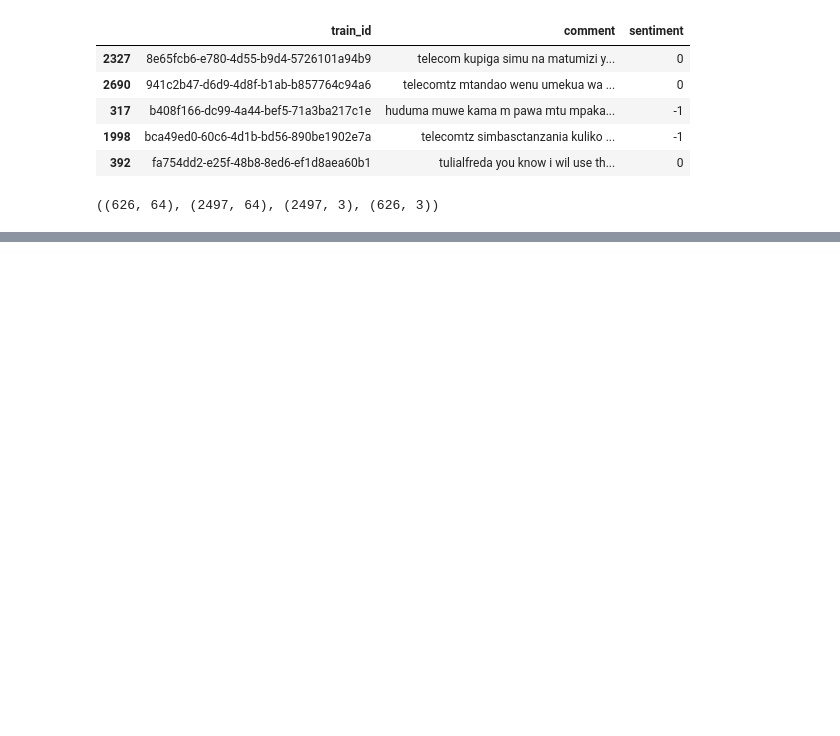
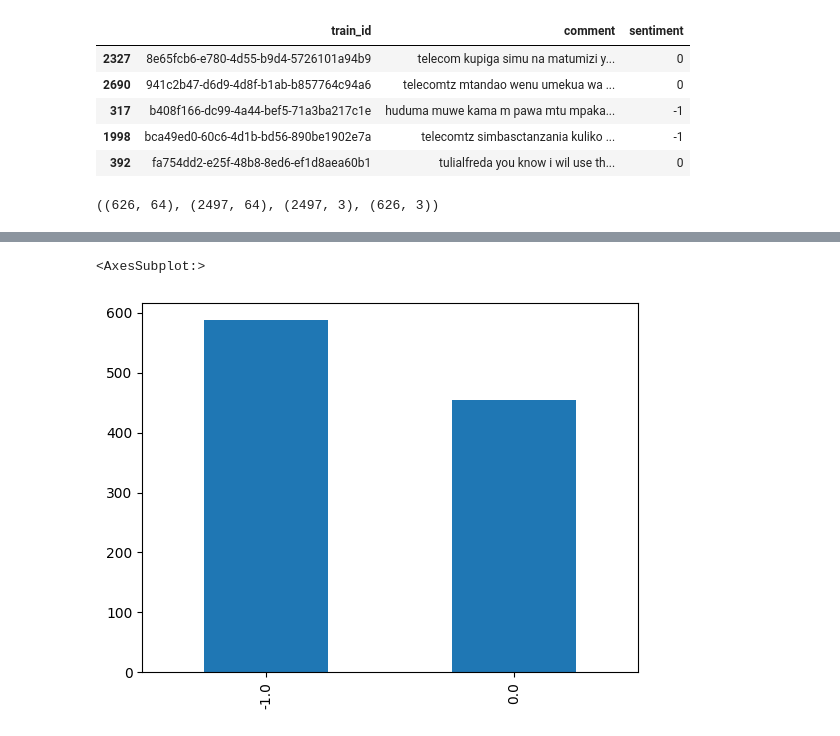
Before and after one commit to eddiegulay/Swahili-Sement-Classification, a Jupyter notebook: training.ipynb, the cells around one changed output, grey strips where cells are left out. Cells and saved outputs as stored; diff of their text form; code cells hidden in the pictures; blank space fills up the shorter version.

```diff
--- a/training.ipynb
+++ b/training.ipynb
@@ -264,0 +333,3 @@ test['sentiment'] = test['comment'].apply(lambda x: classify(x, best_model, toke
+# %%
+train_set = pd.read_csv(path + "train.csv")
+train_set['predicted_sentiment'] = test['comment'].apply(lambda x: classify(x, best_model, tokenizer, max_sequence_length))
@@ -264,0 +354,5 @@ test['sentiment'] = test['comment'].apply(lambda x: classify(x, best_model, toke
+# %%
+train_set.predicted_sentiment.value_counts().plot(kind='bar')
+# %% [output]
+<AxesSubplot:>
+[figure, added]
```
Also changed, not shown: parts of 13 cells of this notebook, 23 other files.
